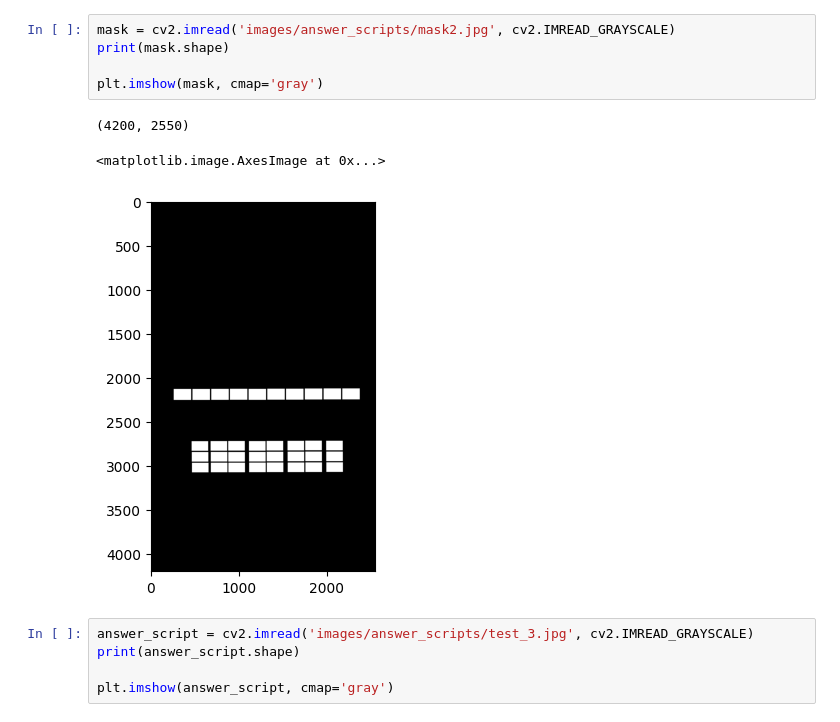
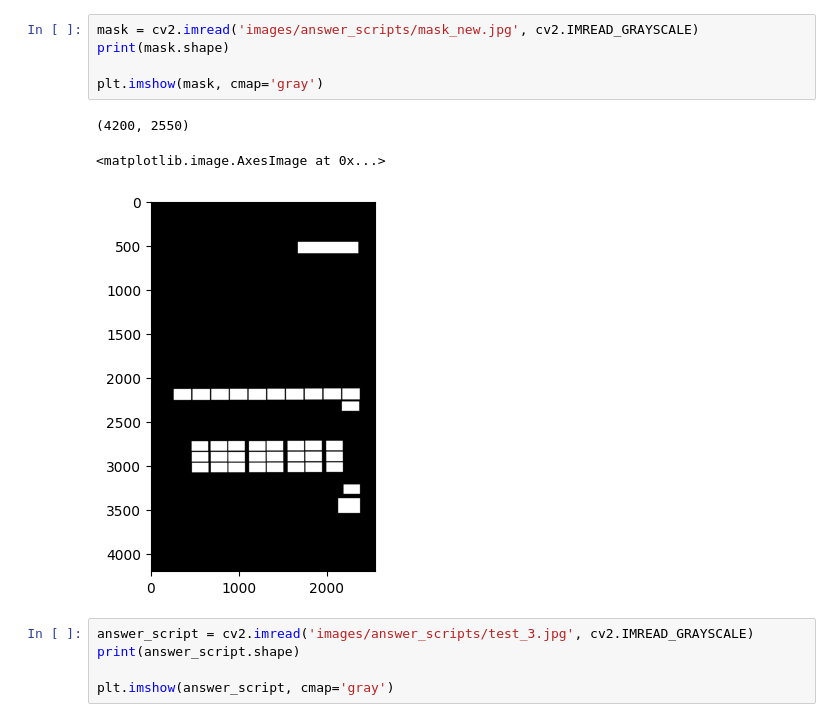
Before and after one commit to arunn03/co_attainment, a Jupyter notebook: tkinter-gui/ocr.ipynb, the cells around one changed output. Saved outputs shown, nothing was run; the diff lists cells and outputs as text.

```diff
--- a/tkinter-gui/ocr.ipynb
+++ b/tkinter-gui/ocr.ipynb
@@ -5,12 +7,12 @@ import numpy as np
 # %%
-mask = cv2.imread('images/answer_scripts/mask2.jpg', cv2.IMREAD_GRAYSCALE)
+mask = cv2.imread('images/answer_scripts/mask_new.jpg', cv2.IMREAD_GRAYSCALE)
 print(mask.shape)
 
 plt.imshow(mask, cmap='gray')
 # %% [output]
 (4200, 2550)
 <matplotlib.image.AxesImage at 0x...>
-[figure, old version]
+[figure, new version]
 # %%
 answer_script = cv2.imread('images/answer_scripts/test_3.jpg', cv2.IMREAD_GRAYSCALE)
 print(answer_script.shape)
```
Also changed, not shown: parts of 1 cell of this notebook, 47 other files.
